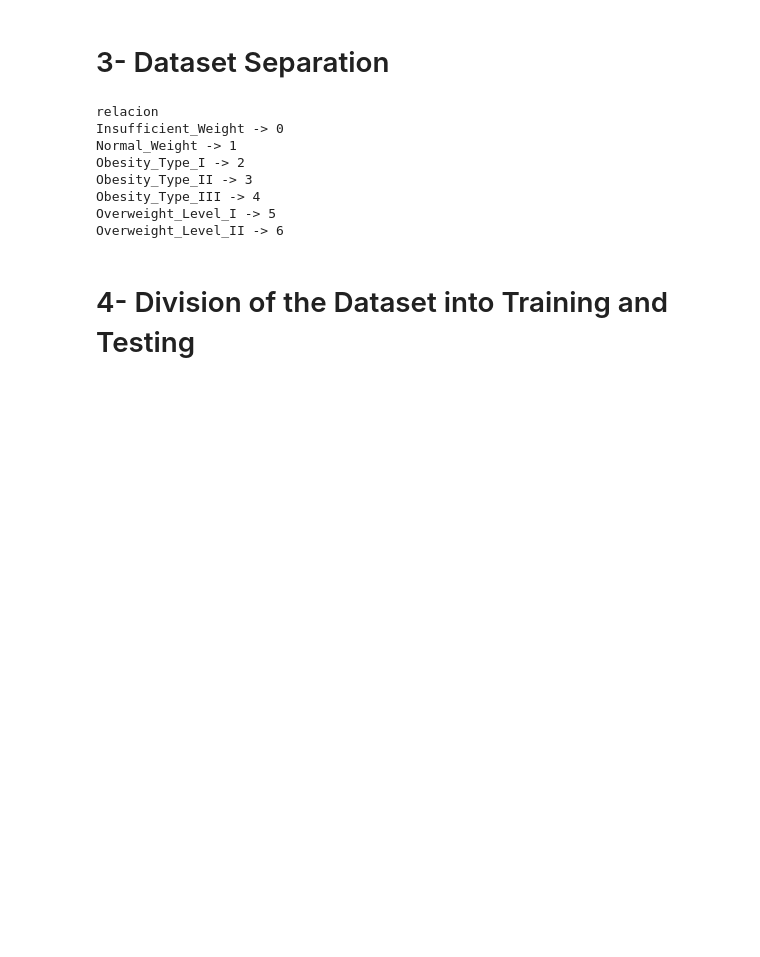
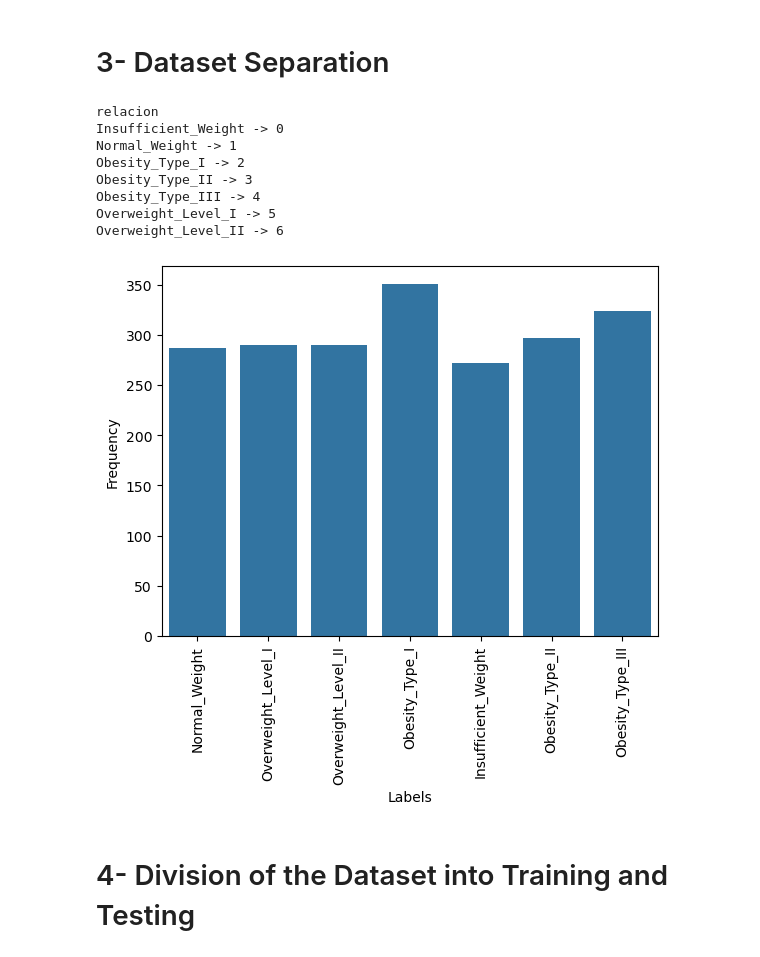
Before and after one commit to lavolamagik/proyectoIA, a Jupyter notebook: proyectoIA.ipynb, the cells around one changed output. Cells and saved outputs as stored; diff of their text form; code cells hidden in the pictures; blank space fills up the shorter version.

```diff
--- a/proyectoIA.ipynb
+++ b/proyectoIA.ipynb
@@ -56,6 +56,15 @@ Obesity_Type_II -> 3
 Obesity_Type_III -> 4
 Overweight_Level_I -> 5
 Overweight_Level_II -> 6
+# %%
+# Frequency plot of the labels
+sns.countplot(x='NObeyesdad', data=df)
+plt.xlabel('Labels')
+plt.ylabel('Frequency')
+plt.xticks(rotation=90)
+plt.show()
+# %% [output]
+[figure, added]
 # %% [markdown]
 # 4- Division of the Dataset into Training and Testing
 # %%
```
